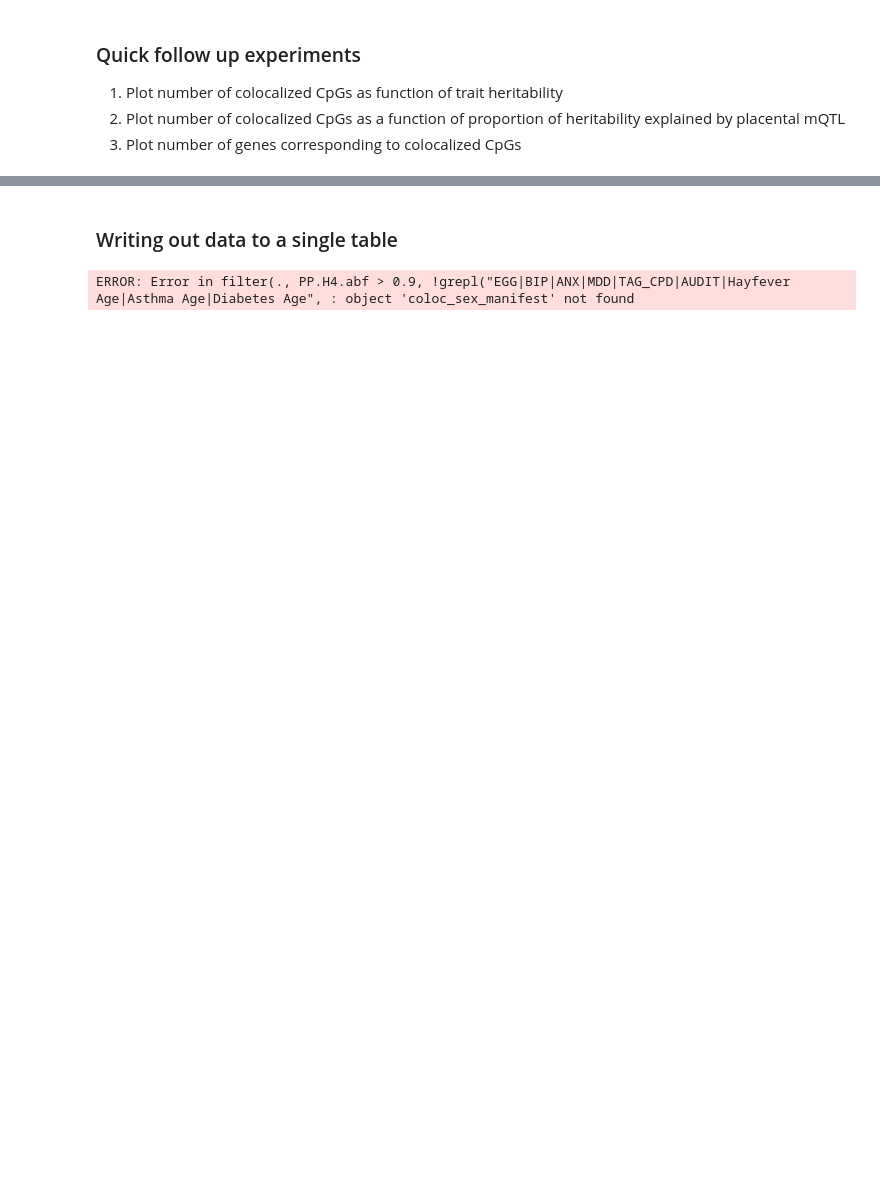
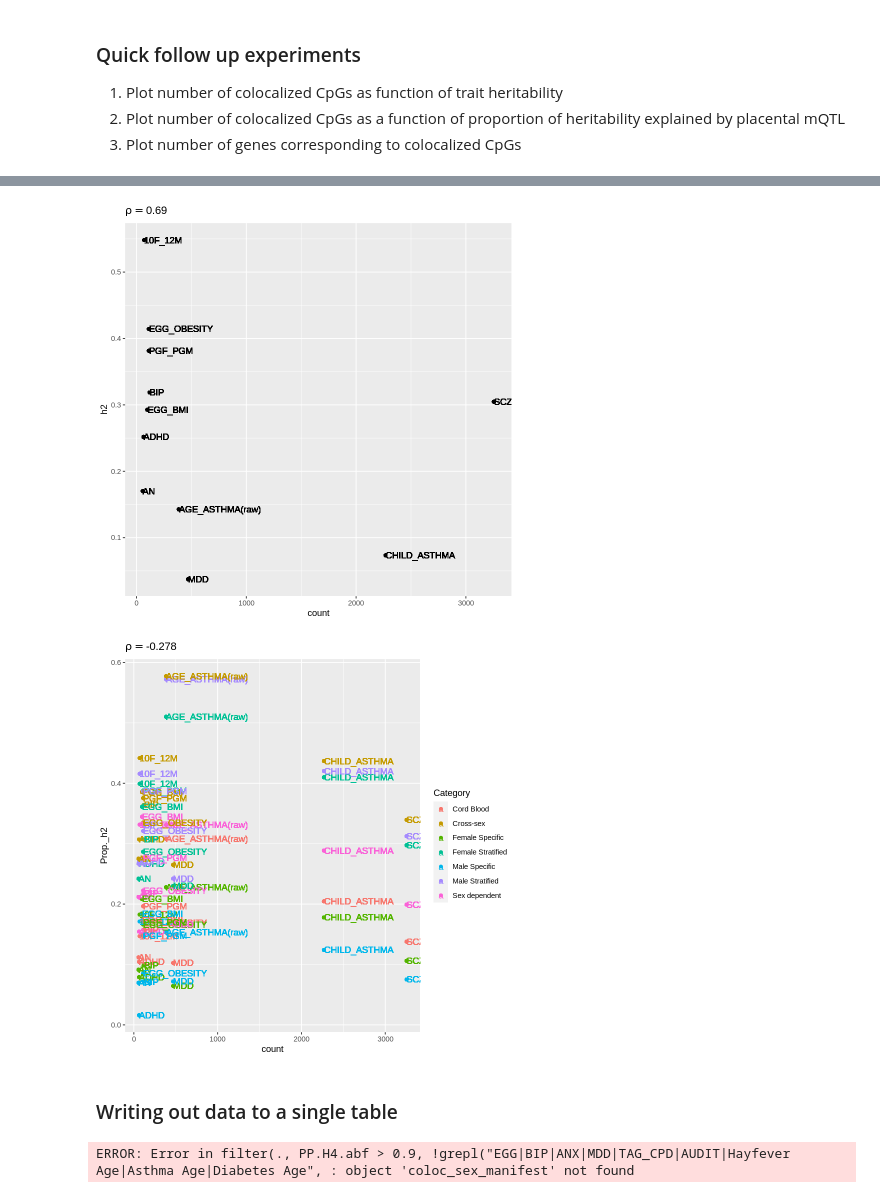
Before and after one commit to wilcas/sex_specific_mQTL, a Jupyter notebook: mQTL_analyses/main_analyses/placental_mqtl_colocalization.ipynb, the cells around one changed output, grey strips where cells are left out. Cells and saved outputs as stored; diff of their text form; code cells hidden in the pictures; blank space fills up the shorter version.

Commit message:
adding colocalization plot examples

```diff
--- a/mQTL_analyses/main_analyses/placental_mqtl_colocalization.ipynb
+++ b/mQTL_analyses/main_analyses/placental_mqtl_colocalization.ipynb
@@ -732,7 +674,8 @@ coloc_sex <- sex_coloc_table %>%
     "PGF_PGM" = "Late Pubertal Growth",)))
 coloc_sex_manifest <- merge(coloc_sex,manifest[,.(Name,UCSC_RefGene_Name)],by.x="probe",by.y="Name") %>% filter(!grepl("EGG|BIP|ANX|MDD|TAG_CPD|AUDIT", GWAS))
 # %%
-df <- all_data[,.(count=sum(PP.H4.abf >0.9),h2,h2_std_error,Prop._h2),by="GWAS"]
+all_data <- merge(rbind(pgc_part_heritability_independent_df,neonatal_part_heritability_independent_df),sex_coloc_table,by="GWAS",allow.cartesian=TRUE)
+df <- all_data[,.(count=sum(PP.H4.abf >0.9),h2,h2_std_error,Prop._h2,Category),by="GWAS"]
 df <- df[(h2 / h2_std_error) > 1.64]
 ggplot(df%>% filter(count != 0),aes(count,h2, label=GWAS)) +
     geom_point()+
@@ -740,7 +683,7 @@ ggplot(df%>% filter(count != 0),aes(count,h2, label=GWAS)) +
     ggtitle(bquote(rho==.(round(cor.test(df$count,df$h2,method="spearman")$estimate,3))))
 
 
-ggplot(df %>% filter(count != 0),aes(count,Prop._h2, label=GWAS)) +
+ggplot(df %>% filter(count != 0),aes(count,Prop._h2, color=Category, label=GWAS)) +
     geom_point()+
     geom_text(hjust=0)+
     ggtitle(bquote(rho==.(round(cor.test(df$count,df$Prop._h2,method="spearman")$estimate,3))))
@@ -748,0 +695,2 @@ ERROR: Error in eval(expr, envir, enclos): object 'all_data' not found
+[figure, added]
+[figure, added]
```
Also changed, not shown: parts of 35 cells of this notebook.
